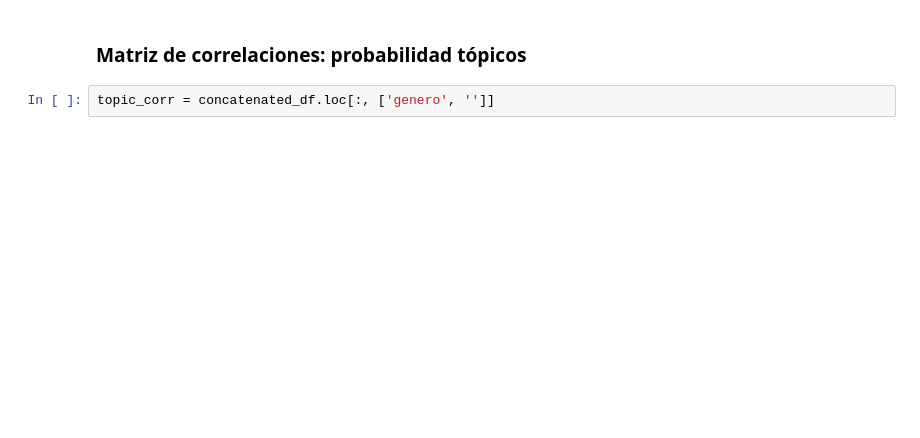
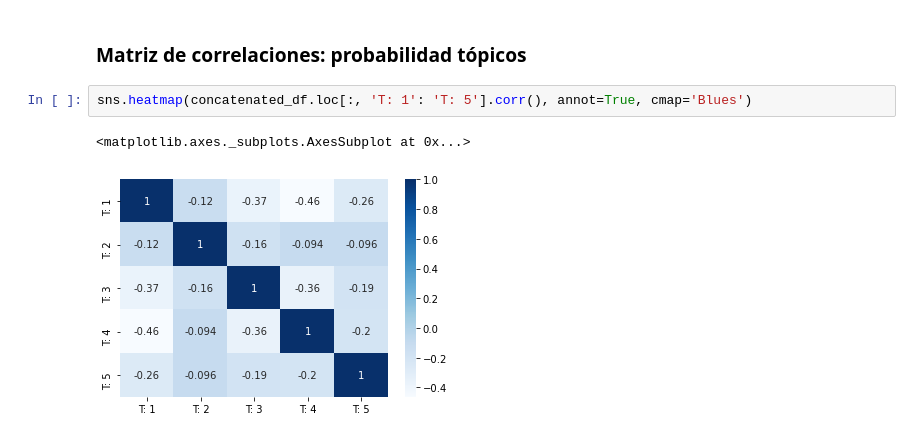
Before and after one commit to oportusgonzalo/data-science-desafio-latam, a Jupyter notebook: machine-learning/desafio_inferencia_EM/desafio.ipynb, the cells around one changed output. Drawn from its saved outputs; the diff is of its cells as text; blank space fills up the shorter version.

```diff
--- a/machine-learning/desafio_inferencia_EM/desafio.ipynb
+++ b/machine-learning/desafio_inferencia_EM/desafio.ipynb
@@ -160,4 +164,7 @@ concatenated_df.head()
 # %% [markdown]
 ### Matriz de correlaciones: probabilidad tópicos
-# %%
-topic_corr = concatenated_df.loc[:, ['genero', '']]
+# %%
+sns.heatmap(concatenated_df.loc[:, 'T: 1': 'T: 5'].corr(), annot=True, cmap='Blues')
+# %% [output]
+<matplotlib.axes._subplots.AxesSubplot at 0x...>
+[figure, added]
```
Also changed, not shown: parts of 21 cells of this notebook.
